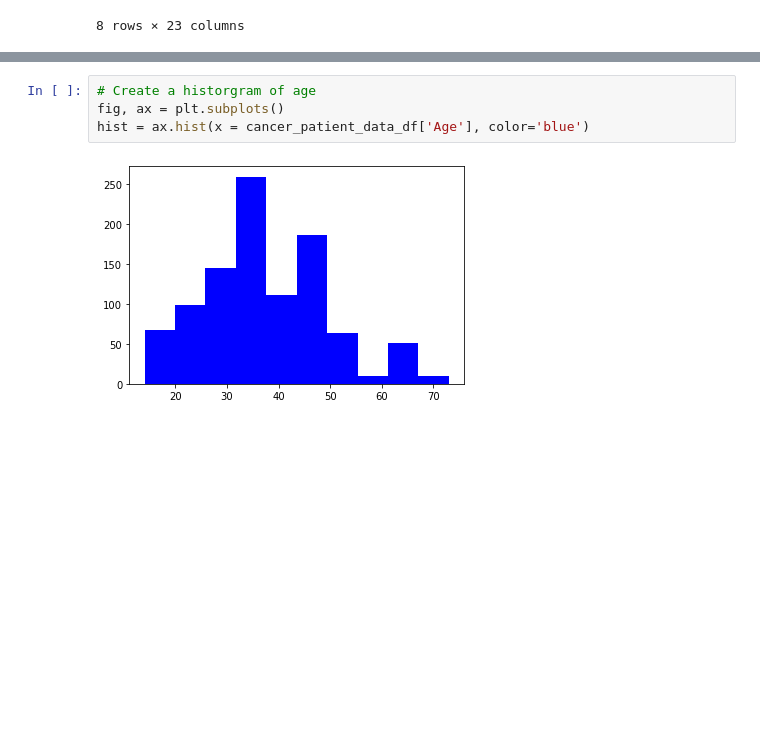
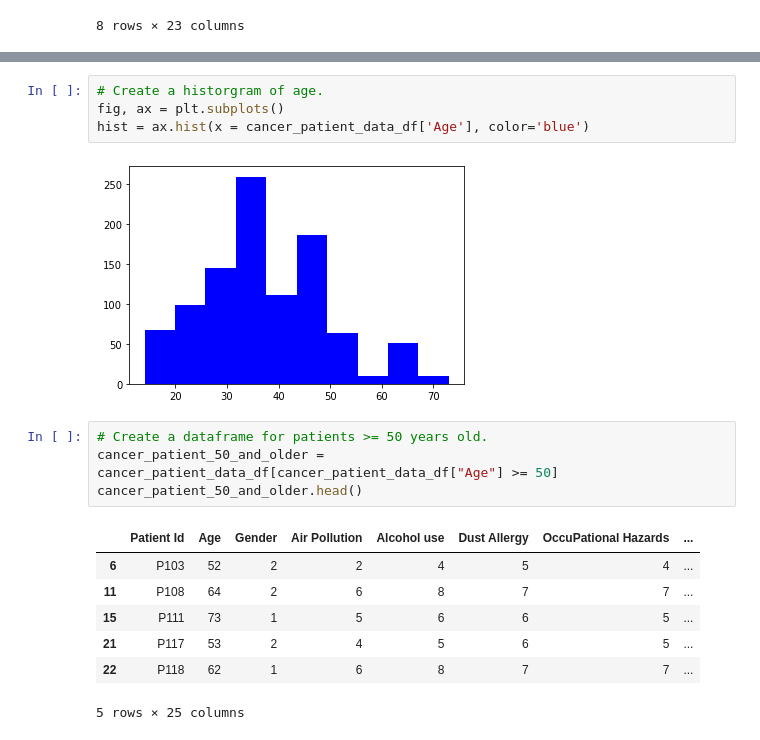
Before and after one commit to amarks5/Predicting-Lung-Cancer-Levels, a Jupyter notebook: Resources/cancer_patient_data_sets_review.ipynb, the cells around one changed output, grey strips where cells are left out. Cells and saved outputs as stored; diff of their text form; blank space fills up the shorter version.

```diff
--- a/Resources/cancer_patient_data_sets_review.ipynb
+++ b/Resources/cancer_patient_data_sets_review.ipynb
@@ -221,8 +221,20 @@ sns.heatmap(cancer_patient_data_df.corr(),cmap='coolwarm',annot=True)
 <AxesSubplot:>
 [figure]
 # %%
-# Create a historgram of age
+# Create a historgram of age.
 fig, ax = plt.subplots()
 hist = ax.hist(x = cancer_patient_data_df['Age'], color='blue')
 # %% [output]
 [figure]
+# %%
+# Create a dataframe for patients >= 50 years old.
+cancer_patient_50_and_older = cancer_patient_data_df[cancer_patient_data_df["Age"] >= 50]
+cancer_patient_50_and_older.head()
+# %% [output]
+|  | Patient Id | Age | Gender | Air Pollution | Alcohol use | Dust Allergy | OccuPational Hazards | ... |
+| 6 | P103 | 52 | 2 | 2 | 4 | 5 | 4 | ... |
+| 11 | P108 | 64 | 2 | 6 | 8 | 7 | 7 | ... |
+| 15 | P111 | 73 | 1 | 5 | 6 | 6 | 5 | ... |
+| 21 | P117 | 53 | 2 | 4 | 5 | 6 | 5 | ... |
+| 22 | P118 | 62 | 1 | 6 | 8 | 7 | 7 | ... |
+5 rows × 25 columns
```
Also changed, not shown: parts of 6 cells of this notebook.
